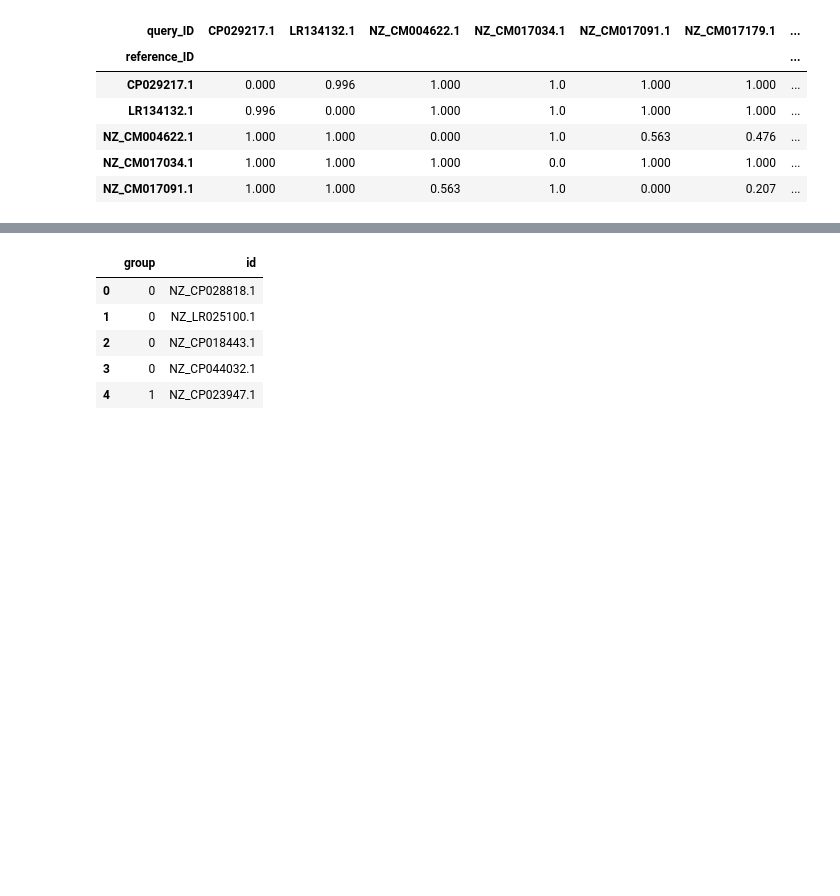
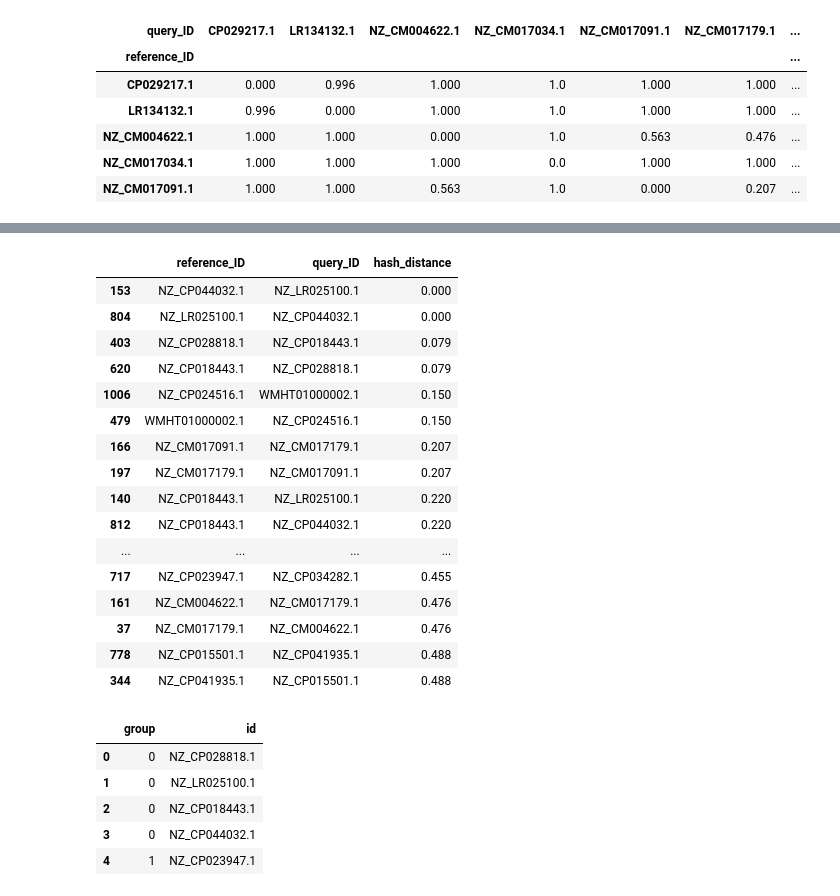
Before and after one commit to pedroscampoy/PJSC_utils, a Jupyter notebook: jupyter/mashclust-FINAL.ipynb, the cells around one changed output, grey strips where cells are left out. Drawn from its saved outputs; the diff is of its cells as text; code cells hidden in the pictures; blank space fills up the shorter version.

```diff
--- a/jupyter/mashclust-FINAL.ipynb
+++ b/jupyter/mashclust-FINAL.ipynb
@@ -80,3 +96,23 @@ pairwise_distance.columns[2]
+# %%
+pairwise_distance[(pairwise_distance[pairwise_distance.columns[0]] != pairwise_distance[pairwise_distance.columns[1]]) & (pairwise_distance[pairwise_distance.columns[2]] <= 0.5)].sort_values(by=[pairwise_distance.columns[2]])
+# %% [output]
+|  | reference_ID | query_ID | hash_distance |
+| 153 | NZ_CP044032.1 | NZ_LR025100.1 | 0.000 |
+| 804 | NZ_LR025100.1 | NZ_CP044032.1 | 0.000 |
+| 403 | NZ_CP028818.1 | NZ_CP018443.1 | 0.079 |
+| 620 | NZ_CP018443.1 | NZ_CP028818.1 | 0.079 |
+| 1006 | NZ_CP024516.1 | WMHT01000002.1 | 0.150 |
+| 479 | WMHT01000002.1 | NZ_CP024516.1 | 0.150 |
+| 166 | NZ_CM017091.1 | NZ_CM017179.1 | 0.207 |
+| 197 | NZ_CM017179.1 | NZ_CM017091.1 | 0.207 |
+| 140 | NZ_CP018443.1 | NZ_LR025100.1 | 0.220 |
+| 812 | NZ_CP018443.1 | NZ_CP044032.1 | 0.220 |
+| ... | ... | ... | ... |
+| 717 | NZ_CP023947.1 | NZ_CP034282.1 | 0.455 |
+| 161 | NZ_CM004622.1 | NZ_CM017179.1 | 0.476 |
+| 37 | NZ_CM017179.1 | NZ_CM004622.1 | 0.476 |
+| 778 | NZ_CP015501.1 | NZ_CP041935.1 | 0.488 |
+| 344 | NZ_CP041935.1 | NZ_CP015501.1 | 0.488 |
 # %%
 def pairwise_to_cluster(pw,threshold = 0.5):
     groups = {}
```
Also changed, not shown: parts of 14 cells of this notebook, 1 other file.
